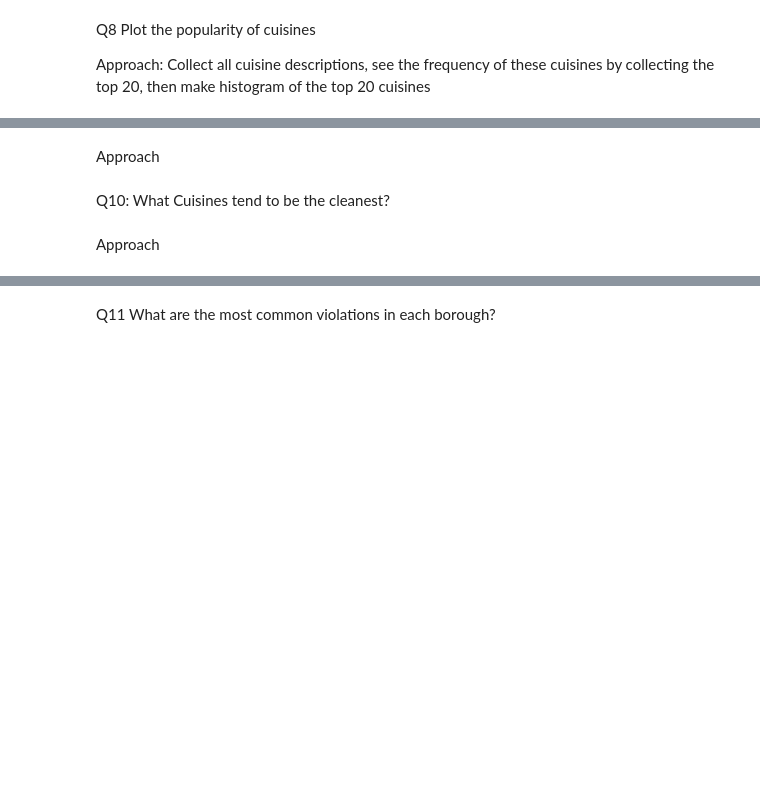
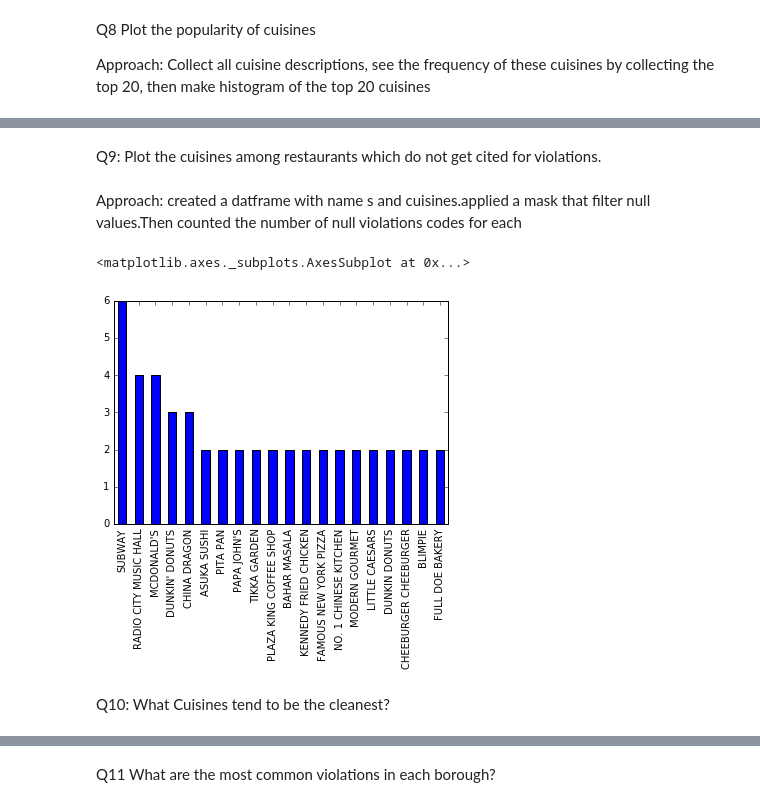
Before and after one commit to cherrydrpepper18/assignment_2, a Jupyter notebook: HW2_Balderas_Escudero_Li_Mata_Vanegas.ipynb, the cells around one changed output, grey strips where cells are left out. Saved outputs shown, nothing was run; the diff lists cells and outputs as text; code cells hidden in the pictures; blank space fills up the shorter version.

```diff
--- a/HW2_Balderas_Escudero_Li_Mata_Vanegas.ipynb
+++ b/HW2_Balderas_Escudero_Li_Mata_Vanegas.ipynb
@@ -114,32 +145,38 @@ Q9
-# %% [markdown]
-Approach
+# %% [markdown]
+Q9: Plot the cuisines among restaurants which do not
+get cited for violations.
+# %% [markdown]
+Approach:  created a datframe with name s and cuisines.applied a mask that filter null values.Then counted the number of null violations codes for each
 # %%
 #make dataframe with resturant and cuisine description
 
 restaurant_cuisine_df = df[['RESTAURANT', 'CUISINE DESCRIPTION']]
 
 #print restaurant_cuisine_df
 
 
 #find restaurants that are violators
 #mask_restaurant_cuisine_nonviolators = df['VIOLATION CODE'].isnull()
 
 #print mask_restaurant_cuisine_nonviolators
 
 #combine mask with datafram
 #mask = (restaurant_cuisine_df & mask_restaurant_cuisine_nonviolators)
 
 mask = df['VIOLATION CODE'].isnull()
 
 #apply the mask
 mask_nonviolators = df[mask]
 
 count_nonviolators = mask_nonviolators['DBA'].value_counts()
 
-print(count_nonviolators[:20])
+
 
 #plot histogram of top 20 cuisines
+top_20_nonviolators = count_nonviolators[:20]
+top_20_nonviolators.plot(kind='bar')
+# %% [output]
+<matplotlib.axes._subplots.AxesSubplot at 0x...>
+[figure, added]
 # %% [markdown]
 Q10: What Cuisines tend to be the cleanest?
-# %% [markdown]
-Approach
```
Also changed, not shown: parts of 14 cells of this notebook.
